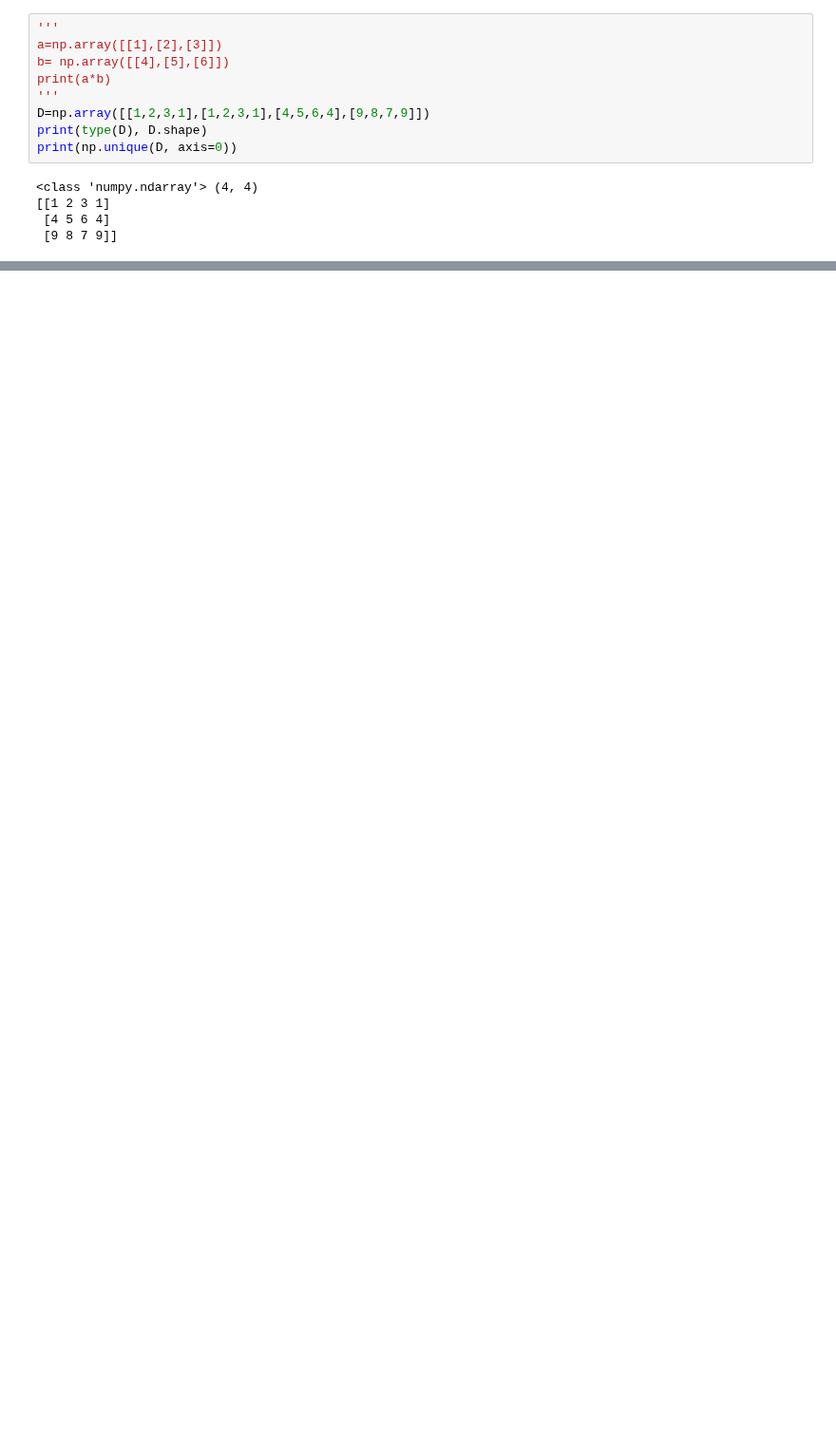
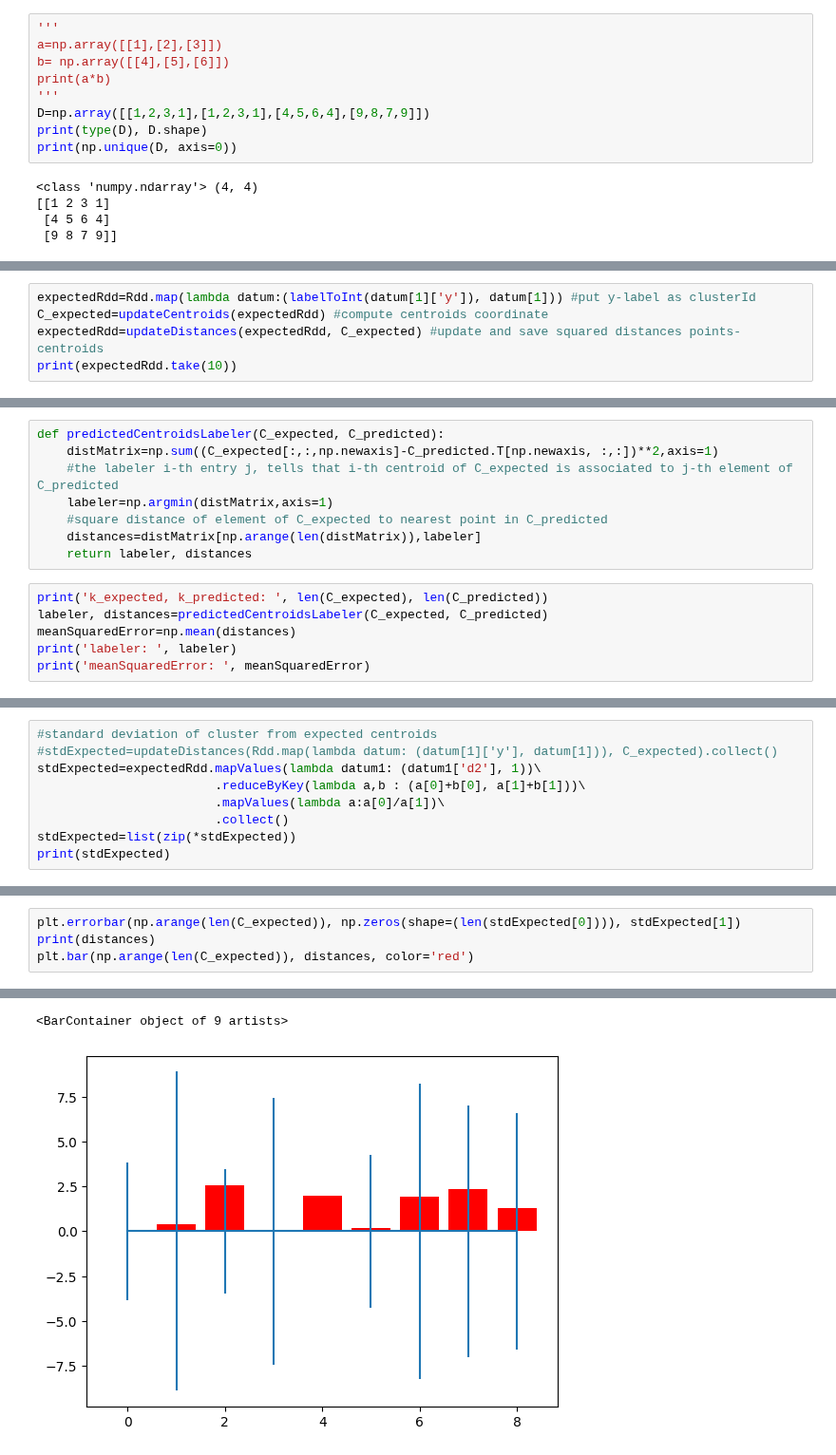
Before and after one commit to LorenzoVigorelli/Distributed-K-Means-Clustering, a Jupyter notebook: spark/DistributedKmeans/Rdd.ipynb, the cells around one changed output, grey strips where cells are left out. Shown at 95% size. Drawn from its saved outputs; the diff is of its cells as text; blank space fills up the shorter version.

```diff
--- a/spark/DistributedKmeans/Rdd.ipynb
+++ b/spark/DistributedKmeans/Rdd.ipynb
@@ -436,0 +428,5 @@ Now we want to write a function to test the agreement between expected cluster l
+# %%
+expectedRdd=Rdd.map(lambda datum:(labelToInt(datum[1]['y']), datum[1])) #put y-label as clusterId
+C_expected=updateCentroids(expectedRdd) #compute centroids coordinate
+expectedRdd=updateDistances(expectedRdd, C_expected) #update and save squared distances points-centroids
+print(expectedRdd.take(10))
@@ -436,0 +469,14 @@ Now we want to write a function to test the agreement between expected cluster l
+# %%
+def predictedCentroidsLabeler(C_expected, C_predicted):
+    distMatrix=np.sum((C_expected[:,:,np.newaxis]-C_predicted.T[np.newaxis, :,:])**2,axis=1)
+    #the labeler i-th entry j, tells that i-th centroid of C_expected is associated to j-th element of C_predicted
+    labeler=np.argmin(distMatrix,axis=1)
+    #square distance of element of C_expected to nearest point in C_predicted
+    distances=distMatrix[np.arange(len(distMatrix)),labeler]
+    return labeler, distances
+# %%
+print('k_expected, k_predicted: ', len(C_expected), len(C_predicted))
+labeler, distances=predictedCentroidsLabeler(C_expected, C_predicted)
+meanSquaredError=np.mean(distances)
+print('labeler: ', labeler)
+print('meanSquaredError: ', meanSquaredError)
@@ -436,0 +487,9 @@ Now we want to write a function to test the agreement between expected cluster l
+# %%
+#standard deviation of cluster from expected centroids
+#stdExpected=updateDistances(Rdd.map(lambda datum: (datum[1]['y'], datum[1])), C_expected).collect()
+stdExpected=expectedRdd.mapValues(lambda datum1: (datum1['d2'], 1))\
+                        .reduceByKey(lambda a,b : (a[0]+b[0], a[1]+b[1]))\
+                        .mapValues(lambda a:a[0]/a[1])\
+                        .collect()
+stdExpected=list(zip(*stdExpected))
+print(stdExpected)
@@ -436,0 +498,5 @@ Now we want to write a function to test the agreement between expected cluster l
+# %%
+plt.errorbar(np.arange(len(C_expected)), np.zeros(shape=(len(stdExpected[0]))), stdExpected[1])
+print(distances)
+plt.bar(np.arange(len(C_expected)), distances, color='red')
+# %% [output]
@@ -436,0 +506,2 @@ Now we want to write a function to test the agreement between expected cluster l
+<BarContainer object of 9 artists>
+[figure, added]
```
Also changed, not shown: parts of 26 cells of this notebook.
